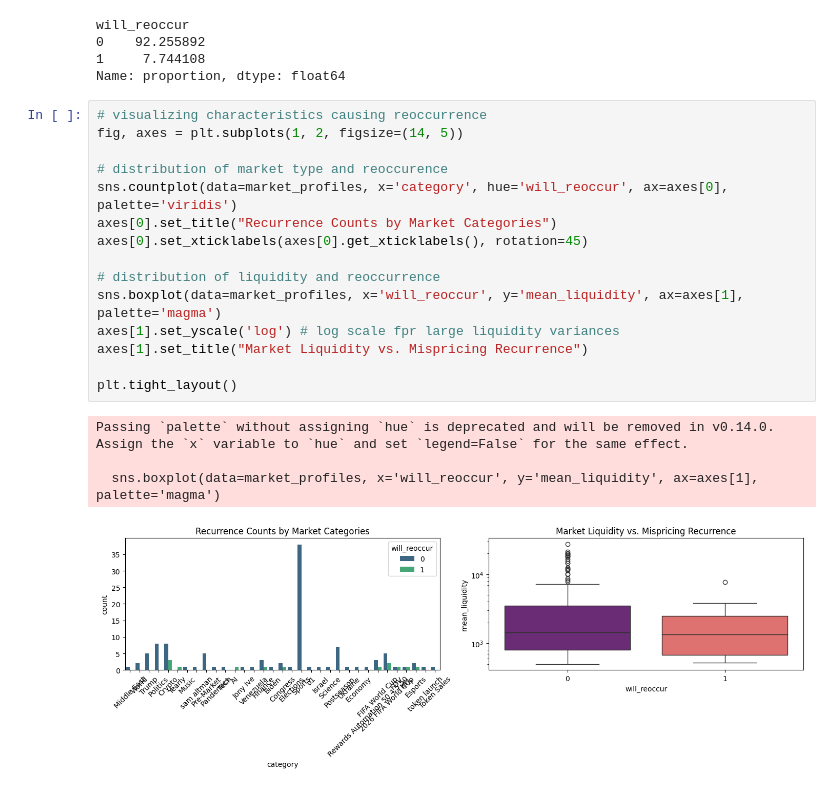
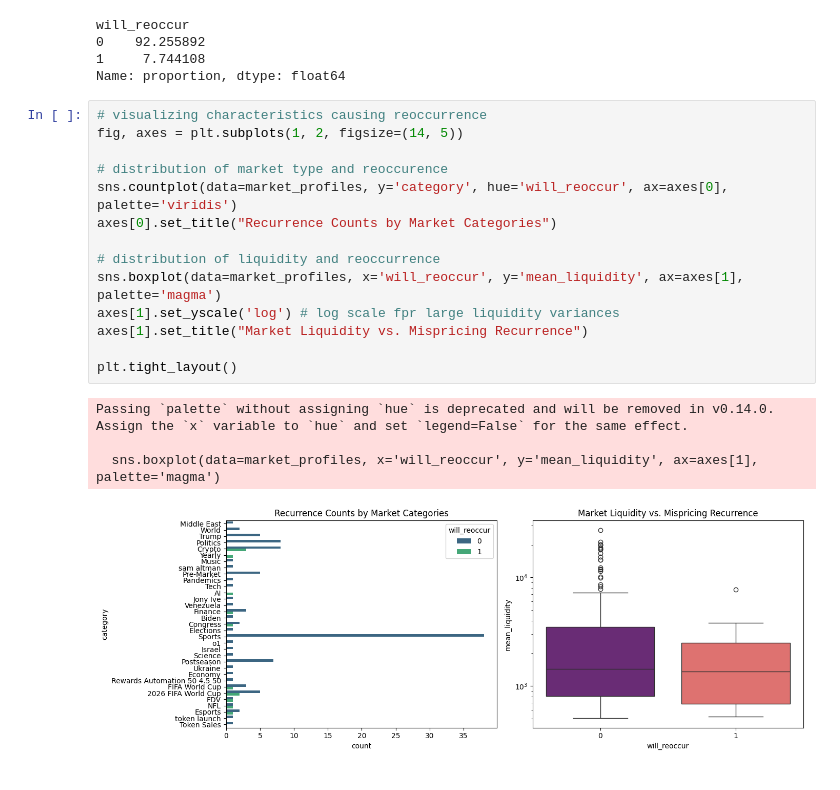
Before and after one commit to mcpham100/polymarket_mispricing, a Jupyter notebook: data/eda_and_modeling.ipynb, the cells around one changed output. Cells and saved outputs as stored; diff of their text form.

Commit message:
created visualizations to interpret eda and modeling results

```diff
--- a/data/eda_and_modeling.ipynb
+++ b/data/eda_and_modeling.ipynb
@@ -65,23 +65,22 @@ Name: proportion, dtype: float64
 # %%
 # visualizing characteristics causing reoccurrence
 fig, axes = plt.subplots(1, 2, figsize=(14, 5))
 
 # distribution of market type and reoccurence
-sns.countplot(data=market_profiles, x='category', hue='will_reoccur', ax=axes[0], palette='viridis')
+sns.countplot(data=market_profiles, y='category', hue='will_reoccur', ax=axes[0], palette='viridis')
 axes[0].set_title("Recurrence Counts by Market Categories")
-axes[0].set_xticklabels(axes[0].get_xticklabels(), rotation=45)
 
 # distribution of liquidity and reoccurrence
 sns.boxplot(data=market_profiles, x='will_reoccur', y='mean_liquidity', ax=axes[1], palette='magma')
 axes[1].set_yscale('log') # log scale fpr large liquidity variances
 axes[1].set_title("Market Liquidity vs. Mispricing Recurrence")
 
 plt.tight_layout()
 # %% [output]
 Passing `palette` without assigning `hue` is deprecated and will be removed in v0.14.0. Assign the `x` variable to `hue` and set `legend=False` for the same effect.
 
   sns.boxplot(data=market_profiles, x='will_reoccur', y='mean_liquidity', ax=axes[1], palette='magma')
-[figure, old version]
+[figure, new version]
 # %%
 # imports for modeling and scaling
 import tensorflow as tf
```
Also changed, not shown: parts of 10 cells of this notebook.
